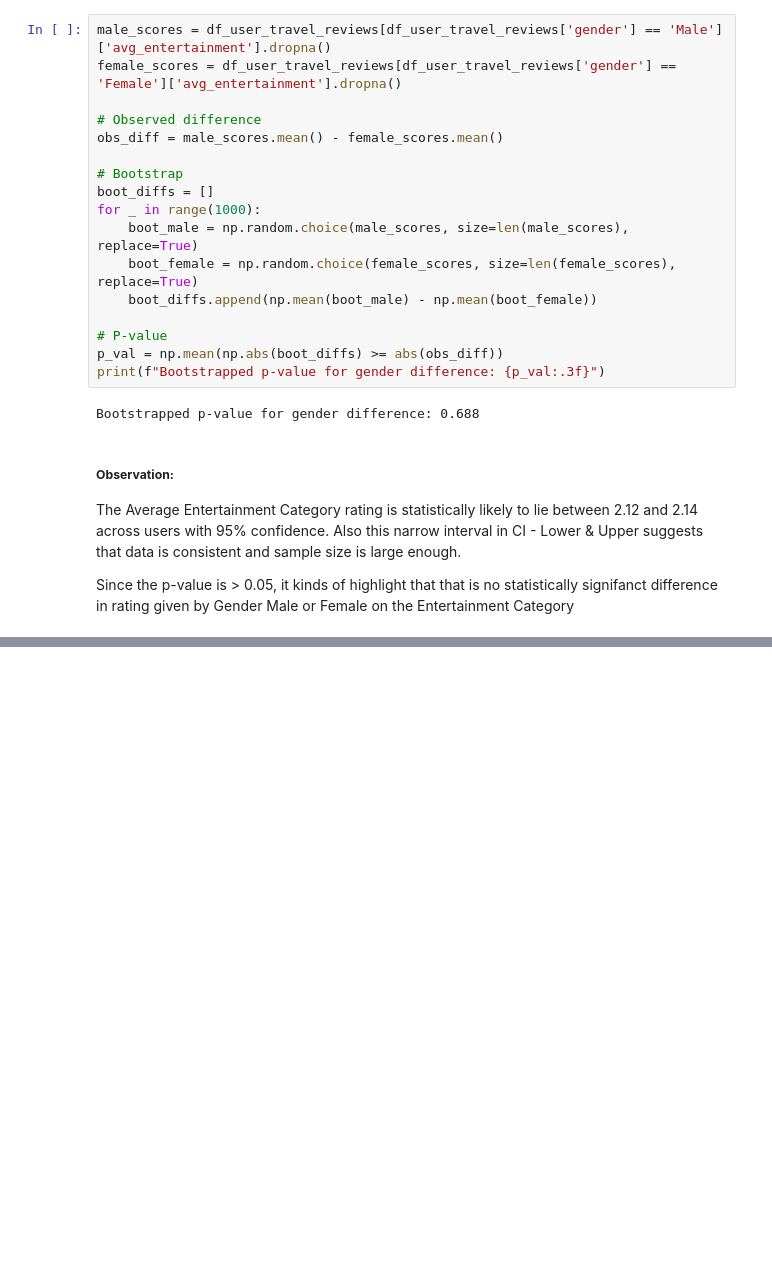
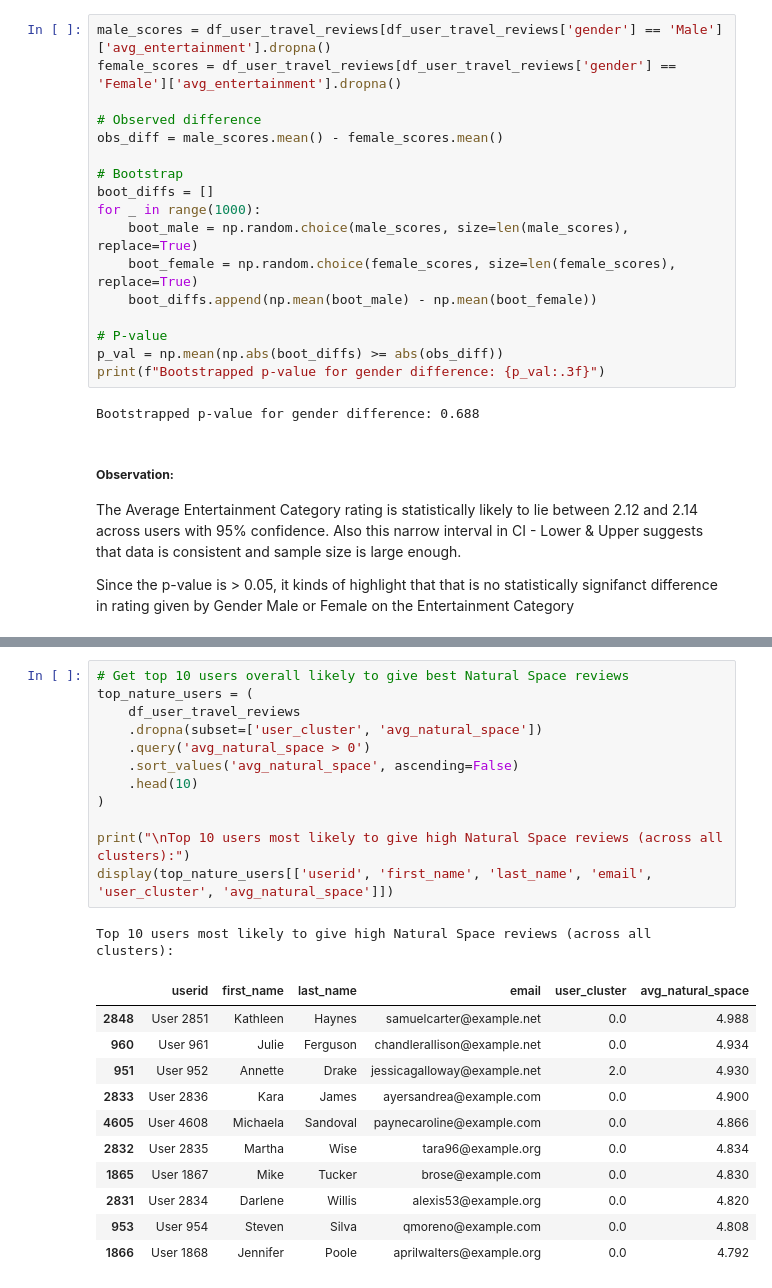
Before and after one commit to BPALAN-USD/AAI_500_GROUP_12, a Jupyter notebook: TravelReviews.ipynb, the cells around one changed output, grey strips where cells are left out. Saved outputs shown, nothing was run; the diff lists cells and outputs as text; blank space fills up the shorter version.

```diff
--- a/TravelReviews.ipynb
+++ b/TravelReviews.ipynb
@@ -1018,0 +1066,25 @@ Since the p-value is > 0.05, it kinds of highlight that that is no statistically
+# %%
+# Get top 10 users overall likely to give best Natural Space reviews
+top_nature_users = (
+    df_user_travel_reviews
+    .dropna(subset=['user_cluster', 'avg_natural_space'])
+    .query('avg_natural_space > 0')
+    .sort_values('avg_natural_space', ascending=False)
+    .head(10)
+)
+
+print("\nTop 10 users most likely to give high Natural Space reviews (across all clusters):")
+display(top_nature_users[['userid', 'first_name', 'last_name', 'email', 'user_cluster', 'avg_natural_space']])
+# %% [output]
+Top 10 users most likely to give high Natural Space reviews (across all clusters):
+|  | userid | first_name | last_name | email | user_cluster | avg_natural_space |
+| 2848 | User 2851 | Kathleen | Haynes | samuelcarter@example.net | 0.0 | 4.988 |
+| 960 | User 961 | Julie | Ferguson | chandlerallison@example.net | 0.0 | 4.934 |
+| 951 | User 952 | Annette | Drake | jessicagalloway@example.net | 2.0 | 4.930 |
+| 2833 | User 2836 | Kara | James | ayersandrea@example.com | 0.0 | 4.900 |
+| 4605 | User 4608 | Michaela | Sandoval | paynecaroline@example.com | 0.0 | 4.866 |
+| 2832 | User 2835 | Martha | Wise | tara96@example.org | 0.0 | 4.834 |
+| 1865 | User 1867 | Mike | Tucker | brose@example.com | 0.0 | 4.830 |
+| 2831 | User 2834 | Darlene | Willis | alexis53@example.org | 0.0 | 4.820 |
+| 953 | User 954 | Steven | Silva | qmoreno@example.com | 0.0 | 4.808 |
+| 1866 | User 1868 | Jennifer | Poole | aprilwalters@example.org | 0.0 | 4.792 |
```
Also changed, not shown: parts of 5 cells of this notebook.
